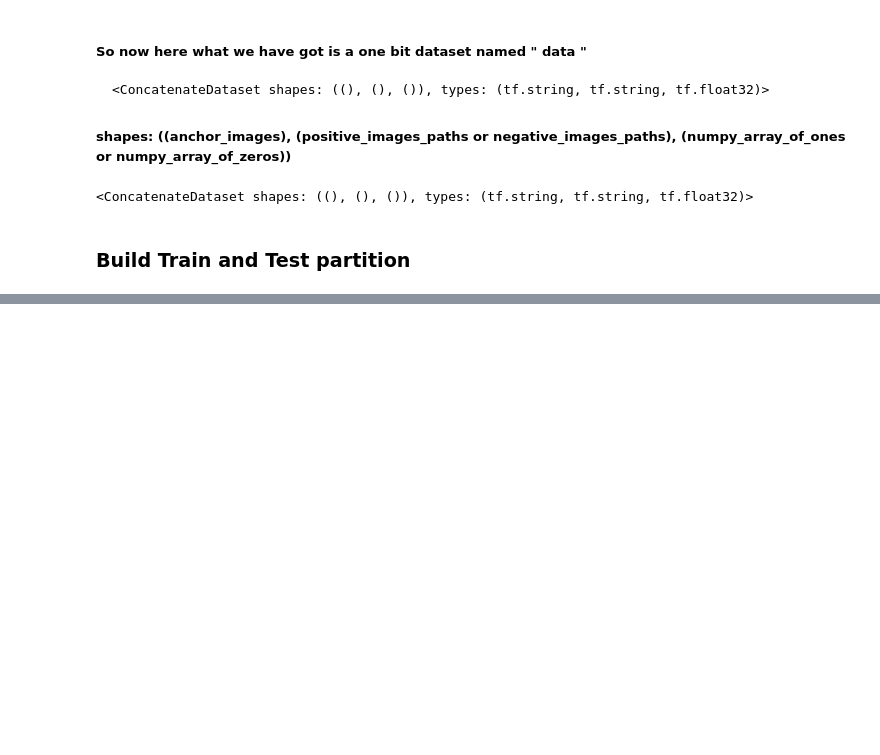
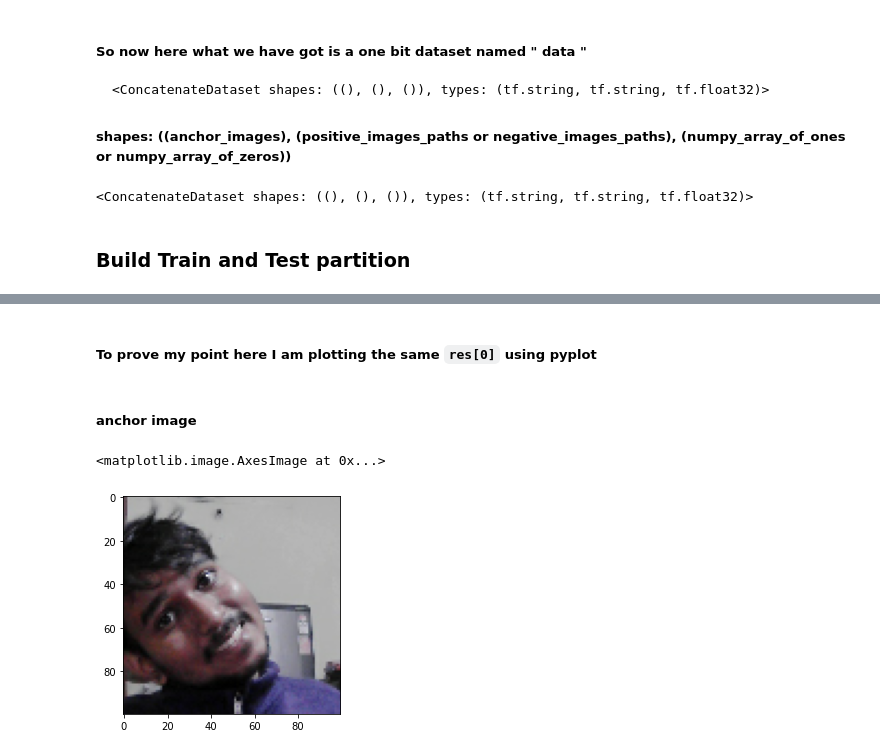
Before and after one commit to aryan68125/face_recognition_system_deep_learning, a Jupyter notebook: deep_learning_face_recognition_system.ipynb, the cells around one changed output, grey strips where cells are left out. Saved outputs shown, nothing was run; the diff lists cells and outputs as text; code cells hidden in the pictures; blank space fills up the shorter version.

Commit message:
preprocessing and preprocess_twin function complete

````diff
--- a/deep_learning_face_recognition_system.ipynb
+++ b/deep_learning_face_recognition_system.ipynb
@@ -651,0 +639,12 @@ data
+# %%
+# input_image = anchor image
+'''
+example : b'data/anchor/05bce134-935e-11ee-92eb-6d16dcb1c272.jpg'
+'''
+# validation_image = positive or negative image
+'''
+example : b'data/positive/b80776ea-9360-11ee-bffc-8d29bc2fa17a.jpg'
+'''
+# label = 1 or 0
+def preprocess_twin(input_image, validation_image, label):
+    return(preprocess(input_image), preprocess(validation_image), label)
@@ -651,0 +653,6 @@ data
+# %%
+example = samples.next()
+# here example is our tuple and " *example " is actually unpacking this tuple
+res = preprocess_twin(*example)
+#len function will weturn the number of tuple elements present in the tuple
+len(res)
@@ -651,0 +686,9 @@ data
+# %% [markdown]
+##### To prove my point here I am plotting the same ``` res[0] ```  using pyplot
+# %% [markdown]
+##### anchor image
+# %%
+plt.imshow(res[0])
+# %% [output]
+<matplotlib.image.AxesImage at 0x...>
+[figure, added]
````
Also changed, not shown: parts of 49 cells of this notebook.
